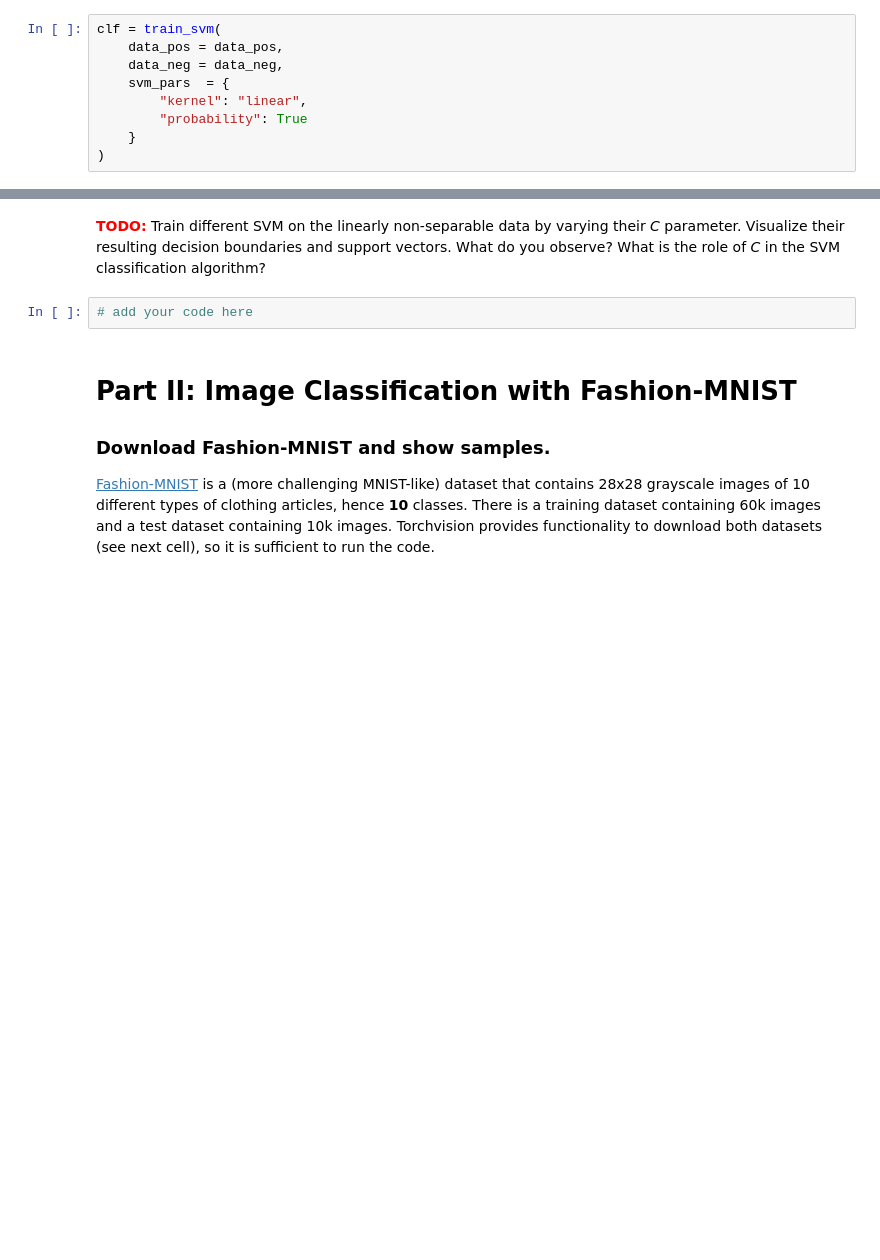
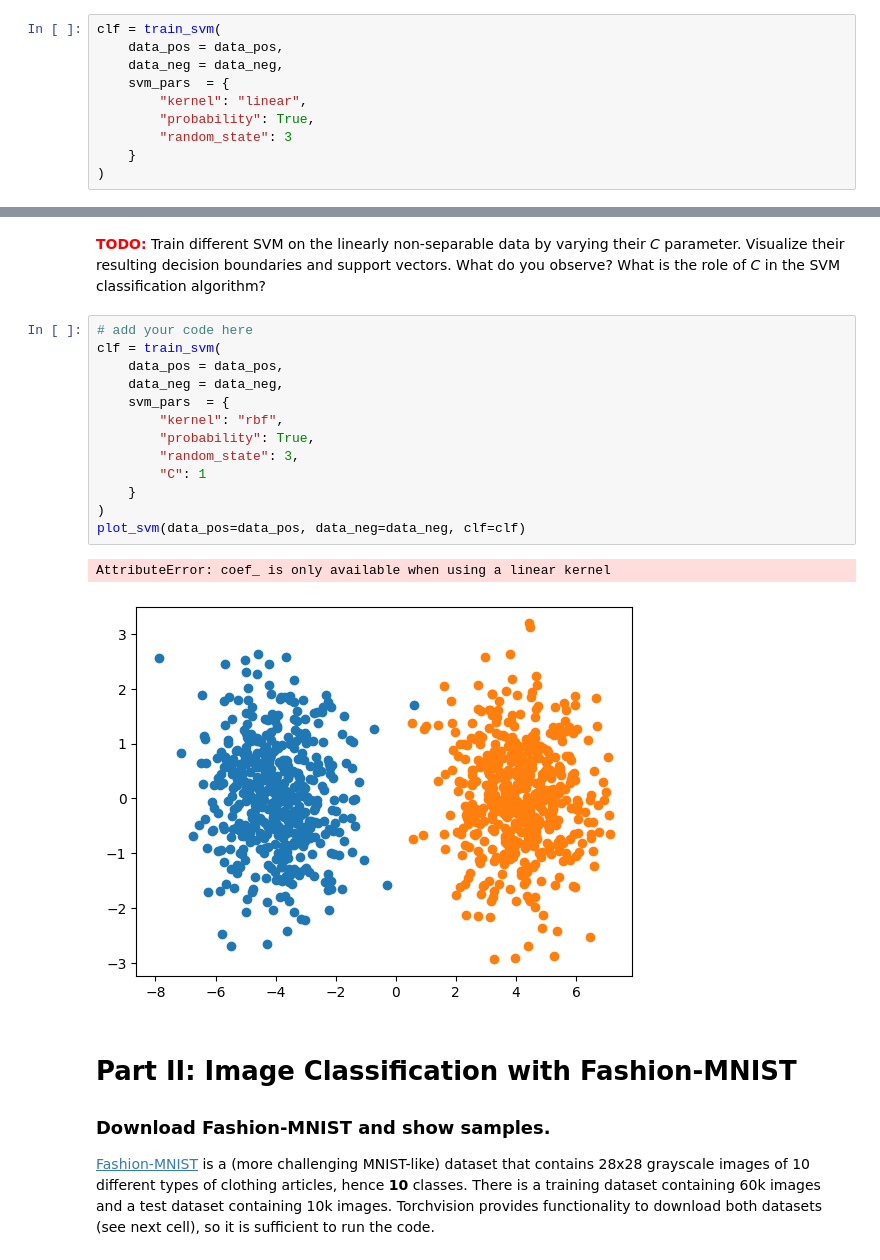
Before and after one commit to YxesRatep/HLCV, a Jupyter notebook: A02/A02_Workbook.ipynb, the cells around one changed output, grey strips where cells are left out. Cells and saved outputs as stored; diff of their text form; blank space fills up the shorter version.

```diff
--- a/A02/A02_Workbook.ipynb
+++ b/A02/A02_Workbook.ipynb
@@ -65,7 +68,8 @@ clf = train_svm(
     data_neg = data_neg,
     svm_pars  = {
         "kernel": "linear",
-        "probability": True
+        "probability": True,
+        "random_state": 3
     }
 )
 # %% [markdown]
@@ -109,6 +149,20 @@ plt.show()
 <font color='red'>**TODO:**</font> Train different SVM on the linearly non-separable data by varying their *C* parameter. Visualize their resulting decision boundaries and support vectors. What do you observe? What is the role of *C* in the SVM classification algorithm?
 # %%
 # add your code here
+clf = train_svm(
+    data_pos = data_pos,
+    data_neg = data_neg,
+    svm_pars  = {
+        "kernel": "rbf",
+        "probability": True,
+        "random_state": 3,
+        "C": 1
+    }
+)
+plot_svm(data_pos=data_pos, data_neg=data_neg, clf=clf)
+# %% [output]
+AttributeError: coef_ is only available when using a linear kernel
+[figure, added]
 # %% [markdown]
 # Part II: Image Classification with Fashion-MNIST
 
```
Also changed, not shown: parts of 8 cells of this notebook.
